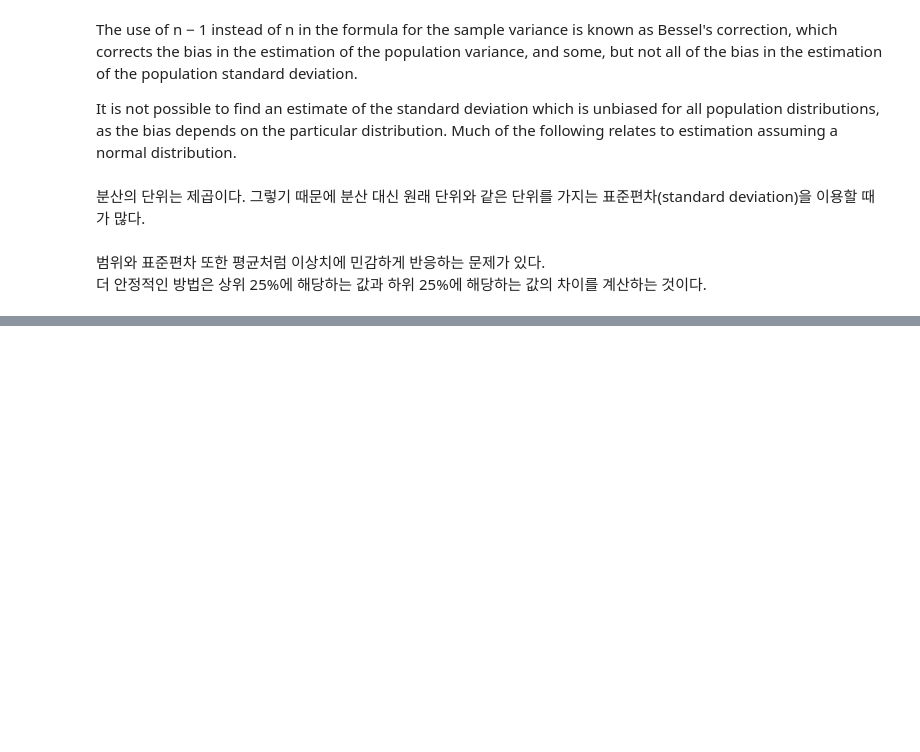
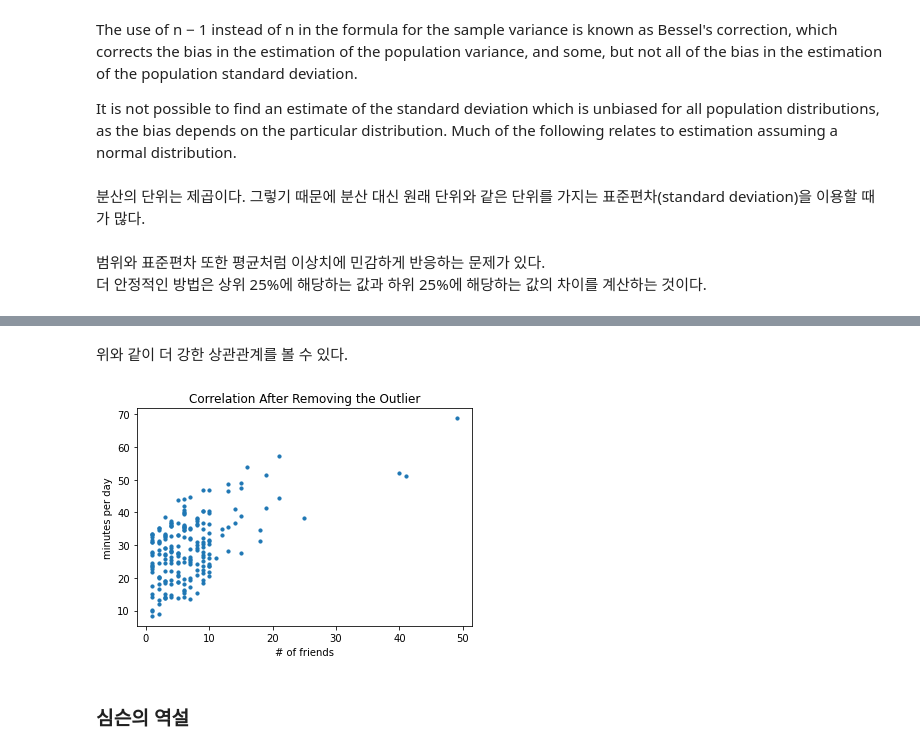
Before and after one commit to Koowater/data-science-from-scratch, a Jupyter notebook: 통계.ipynb, the cells around one changed output, grey strips where cells are left out. Cells and saved outputs as stored; diff of their text form; code cells hidden in the pictures; blank space fills up the shorter version.

```diff
--- a/통계.ipynb
+++ b/통계.ipynb
@@ -76,0 +138,6 @@ def interquartile_range(xs: List[float]) -> float:
+# %%
+outlier = num_friends.index(100)
+
+num_friends_good = [x for i, x in enumerate(num_friends) if i != outlier]
+daily_minutes_good = [x for i, x in enumerate(daily_minutes) if i != outlier]
+daily_hours_good = [dm / 60 for dm in daily_minutes_good]
@@ -76,0 +150,12 @@ def interquartile_range(xs: List[float]) -> float:
+# %% [markdown]
+위와 같이 더 강한 상관관계를 볼 수 있다.
+# %%
+plt.xlabel('# of friends')
+plt.ylabel('minutes per day')
+plt.title('Correlation After Removing the Outlier')
+plt.scatter(num_friends_good, daily_minutes_good, s=10)
+plt.show()
+# %% [output]
+[figure, added]
+# %% [markdown]
+### 심슨의 역설
```
Also changed, not shown: parts of 18 cells of this notebook.
